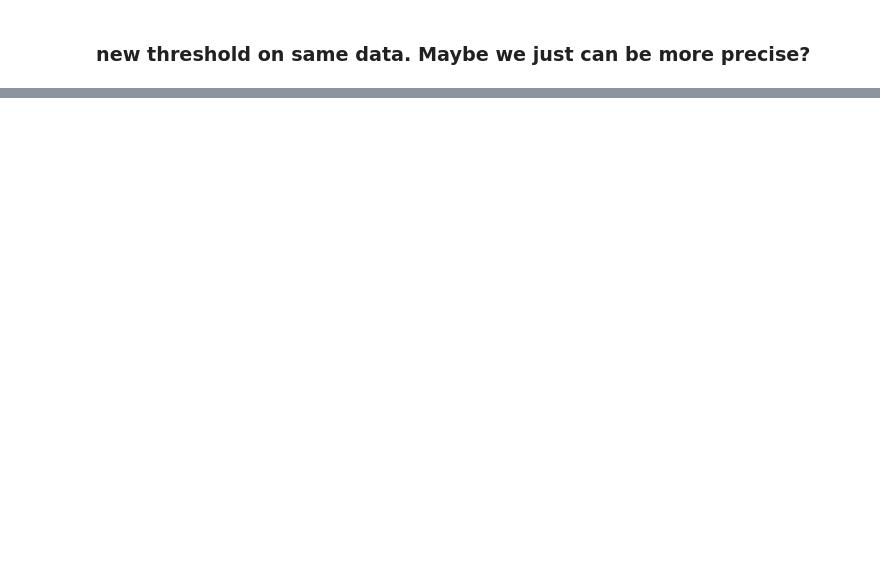
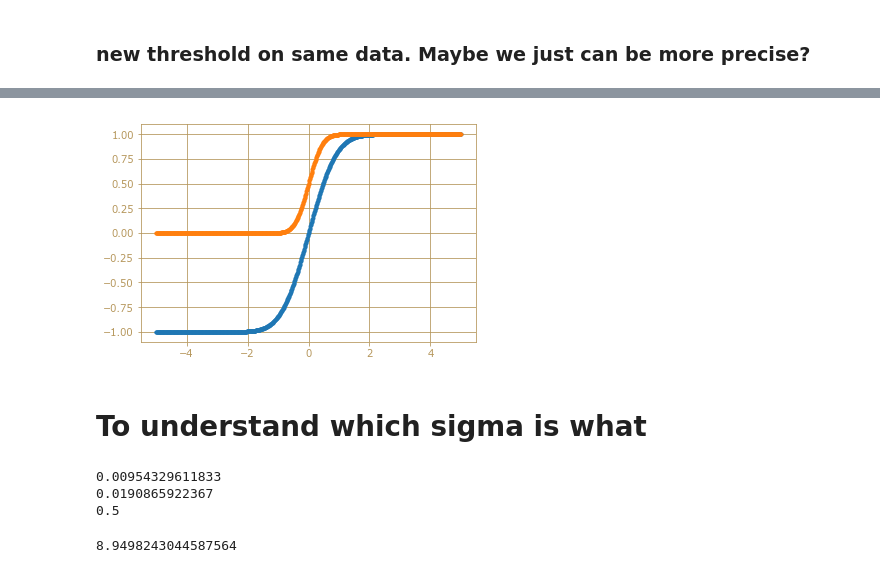
Before and after one commit to qc-coder/SingleShotReadout, a Jupyter notebook: Test_the_SSResult_Class.ipynb, the cells around one changed output, grey strips where cells are left out. Cells and saved outputs as stored; diff of their text form; code cells hidden in the pictures; blank space fills up the shorter version.

```diff
--- a/Test_the_SSResult_Class.ipynb
+++ b/Test_the_SSResult_Class.ipynb
@@ -106,0 +154,23 @@ threshold was:  0
+# %%
+## standard
+x_list = np.arange(-5,5,0.01)
+y_list = []
+for x in x_list:
+    y_list.append( sci.special.erf(x) )
+
+### modification
+x_list1 = np.arange(-5,5,0.01)
+y_list1 = []
+for x1 in x_list1:
+    y_list1.append( errfunc(x1, x_c=x_center, sig=sigma) )
+
+
+
+plt.figure()
+plt.plot( x_list, y_list, '.' )
+plt.plot( x_list1, y_list1, '.' )
+plt.show()
+# %% [output]
+[figure, added]
+# %% [markdown]
+# To understand which sigma is what
@@ -106,0 +179,12 @@ threshold was:  0
+# %%
+print g_sigma
+print sigma_wtf
+print g_sigma/sigma_wtf
+# %% [output]
+0.00954329611833
+0.0190865922367
+0.5
+# %%
+max_y_g
+# %% [output]
+8.9498243044587564
```
Also changed, not shown: parts of 23 cells of this notebook, 2 other files.
